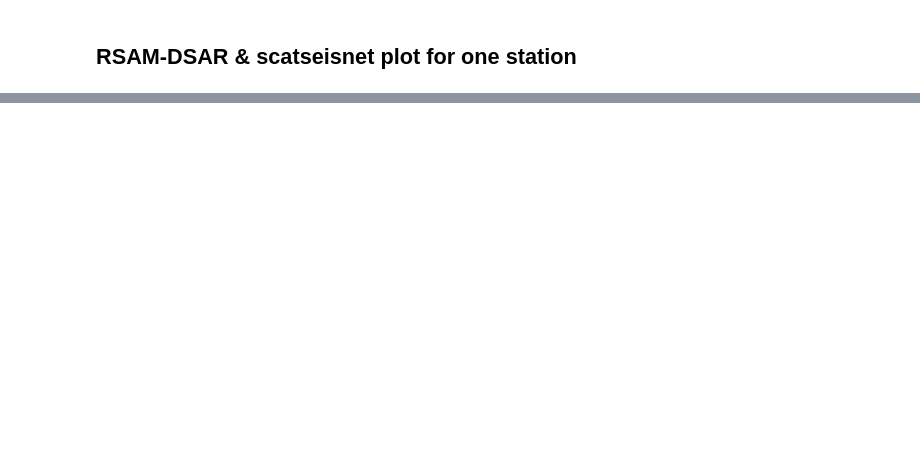
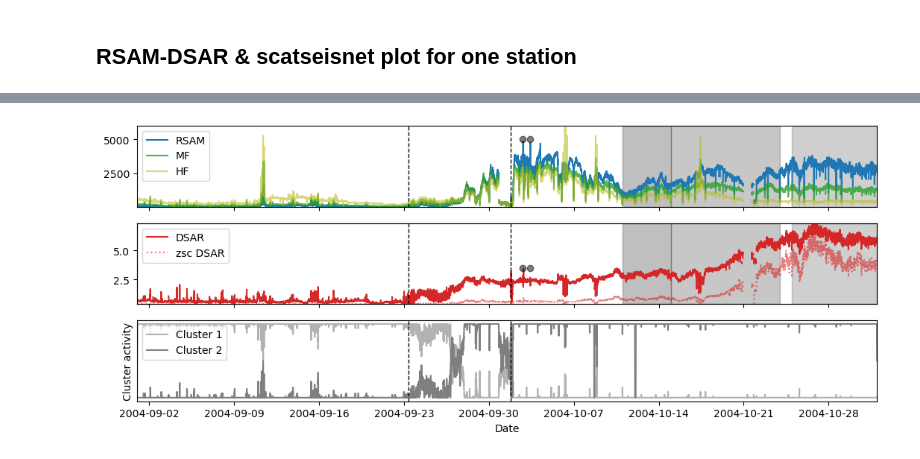
Before and after one commit to Denolle-Lab/Mt-St-Helens, a Jupyter notebook: noise_analysis/final_plotting.ipynb, the cells around one changed output, grey strips where cells are left out. Cells and saved outputs as stored; diff of their text form; code cells hidden in the pictures; blank space fills up the shorter version.

```diff
--- a/noise_analysis/final_plotting.ipynb
+++ b/noise_analysis/final_plotting.ipynb
@@ -240,16 +278,16 @@ times = np.load(dirpath_load+"/independent_components.npz", allow_pickle=True)['
 features = np.load(dirpath_load+"/independent_components.npz", allow_pickle=True)['features']
 N_CLUSTERS = 2
 
-# Perform clustering
-model_cluster = KMeans(n_clusters=N_CLUSTERS, n_init=1, random_state=4)
-model_cluster.fit(features)
+# # Perform clustering
+# from sklearn.cluster import KMeans
+# model_cluster = KMeans(n_clusters=N_CLUSTERS, n_init=1, random_state=4)
+# model_cluster.fit(features)
 
-# Predict cluster for each sample
-predictions = model_cluster.predict(features)
+# # Predict cluster for each sample
+# predictions = model_cluster.predict(features)
 
-# # OR load predictions
-# N_CLUSTERS = 2
-# predictions = np.load(dirpath_load+"/predictions.npz", allow_pickle=True)['predictions']
+# OR load predictions
+predictions = np.load(dirpath_load+"/predictions.npz", allow_pickle=True)['predictions']
 # %%
 SMOOTH_KERNEL = 50
 
@@ -264,34 +302,66 @@ detection_rate_2 = np.convolve(one_hot[:, 1], np.ones(SMOOTH_KERNEL), mode="same
 # %%
 # crate figure --------------------------------------------------------------------------------------------------------------------------
 fig, (ax1, ax2, ax3) = plt.subplots(3,1, sharex=True, figsize=(6.4*2, 4.8))
 
 # start plototting seismic data ---------------------------------------------------------------------------------------------------------
-ax1.plot(df['rsam'], label='RSAM', alpha=0.8)
-ax1.plot(df['mf'], label='MF', alpha=0.8)
-ax1.plot(df['hf'], label='HF', alpha=0.8)
+ax1.plot(df['rsam'], label='RSAM', alpha=1)
+ax1.plot(df['mf'], label='MF', alpha=0.8, color='C2')
+ax1.plot(df['hf'], label='HF', alpha=0.6, color='C8')
 ax1.set_ylim(min(df['rsam'].min(),df['mf'].min(),df['hf'].min()),max(df['rsam'].max(),df['mf'].max(),df['hf'].max()))
 
-ax2.plot(df['dsar'], label='DSAR', alpha=0.8, color='C3')
-ax2.plot(df['zsc2_dsar'],linestyle=':', alpha=0.8, color='C3')
-ax2.set_ylim(min(df['dsar'].min(),df['zsc2_dsar'].min()),max(df['dsar'].max(),df['zsc2_dsar'].max()))
+ax2.plot(df['dsar'], label='DSAR', alpha=1, color='C3')
+ax2.plot(np.nan, label='zsc DSAR', linestyle=':', alpha=0.6, color='C3')
+ax2.set_ylim(df['dsar'].min(),df['dsar'].max())
 
-ax3.plot(times, detection_rate_1, color="C7", linestyle=':')
-ax3.plot(times, detection_rate_2, color="C7")
+ax22 = ax2.twinx()
+ax22.plot(df['zsc2_dsar'],linestyle=':', alpha=0.6, color='C3')
+ax22.set_ylim(df['zsc2_dsar'].min(),df['zsc2_dsar'].max())
+ax22.yaxis.set_major_locator(ticker.NullLocator())
 
-ax1.axvline(datetime.datetime(2004,9,23,9), color='black', linewidth=2, linestyle='--')
-ax2.axvline(datetime.datetime(2004,9,23,9), color='black', linewidth=2, linestyle='--')
-ax3.axvline(datetime.datetime(2004,9,23,9), color='black', linewidth=2, linestyle='--')
+ax3.plot(times, detection_rate_1, label='Cluster 1', alpha=0.6, color="C7")
+ax3.plot(times, detection_rate_2, label='Cluster 2', color="C7")
+ax3.yaxis.set_major_locator(ticker.NullLocator())
+
+ax1.axvline(datetime.datetime(2004,9,23,9), color='black', linewidth=1, linestyle='--')
+ax2.axvline(datetime.datetime(2004,9,23,9), color='black', linewidth=1, linestyle='--')
+ax3.axvline(datetime.datetime(2004,9,23,9), color='black', linewidth=1, linestyle='--')
+
+ax1.axvline(datetime.datetime(2004,10,1,19), color='black', linewidth=1, linestyle='--')
+ax2.axvline(datetime.datetime(2004,10,1,19), color='black', linewidth=1, linestyle='--')
+ax3.axvline(datetime.datetime(2004,10,1,19), color='black', linewidth=1, linestyle='--')
+
+# plot explosions and/or tremor
+ax1.plot(df_expl_tremor.index.to_pydatetime(),5000*np.ones(len(df_expl_tremor.index)), linestyle='', marker='o', color='k', alpha=0.5)
+ax2.plot(df_expl_tremor.index.to_pydatetime(),3.5*np.ones(len(df_expl_tremor.index)), linestyle='', marker='o', color='k', alpha=0.5)
+
+
+# plot dome periodes
+color = cm.gray(np.linspace(0, 1, len(activity_dome_start)+2))
+
+for i in range(len(activity_dome_start)):
+    sdate = activity_dome_start.index[i].to_pydatetime() # start date
+    edate = activity_dome_end.index[i].to_pydatetime() # end date
+#     plt.axvline(sdate, color='k',linestyle=':')
+    ax1.axvspan(sdate, edate, alpha=0.25, color=color[i])
+    ax2.axvspan(sdate, edate, alpha=0.25, color=color[i])
 
 # X-Label
-ax1.set_xlabel("Date")
-ax1.xaxis.set_major_formatter(mdates.DateFormatter('%Y-%m-%d'))# %H:%M:%S
-ax1.xaxis.set_major_locator(mdates.DayLocator(interval=7))
+ax3.set_xlim(df.index[0],df.index[-1])
+ax3.set_xlabel("Date")
+ax3.xaxis.set_major_formatter(mdates.DateFormatter('%Y-%m-%d'))# %H:%M:%S
+ax3.xaxis.set_major_locator(mdates.DayLocator(interval=7))
 
 # Y-Label
 
 # ax3.set_yticks([])
 ax3.set_ylabel("Cluster activity")
 
 
-# plt.savefig(dirpath_save+'/{}.png'.format(), dpi=300, bbox_inches='tight')
+ax1.legend(loc='upper left')
+ax2.legend(loc='upper left')
+ax3.legend(loc='upper left')
+
+# plt.savefig('scatseisnet_RSAM_DSAR_activity.png', dpi=300, bbox_inches='tight')
 plt.show()
+# %% [output]
+[figure, added]
```
Also changed, not shown: parts of 18 cells of this notebook, 4 other files.
